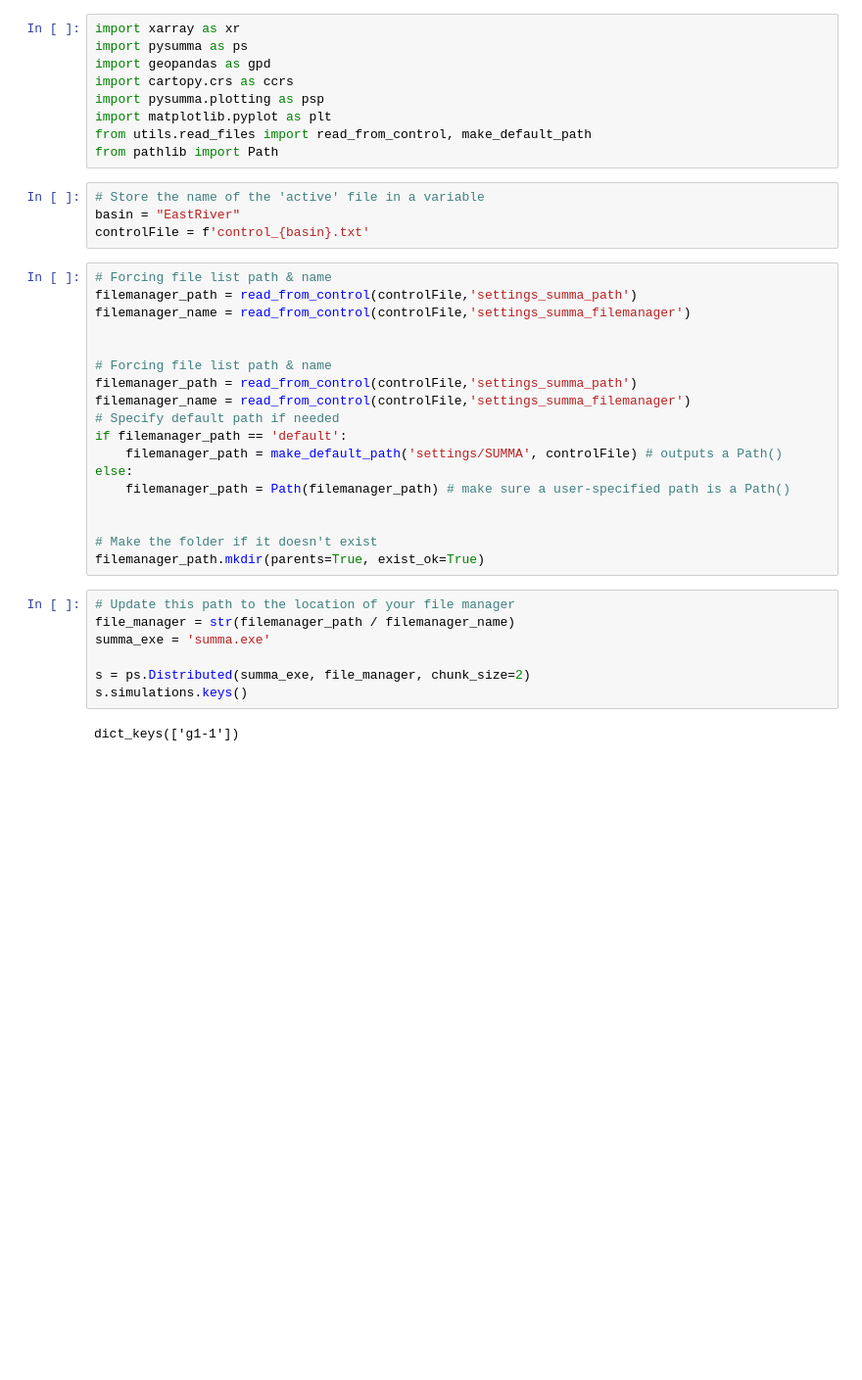
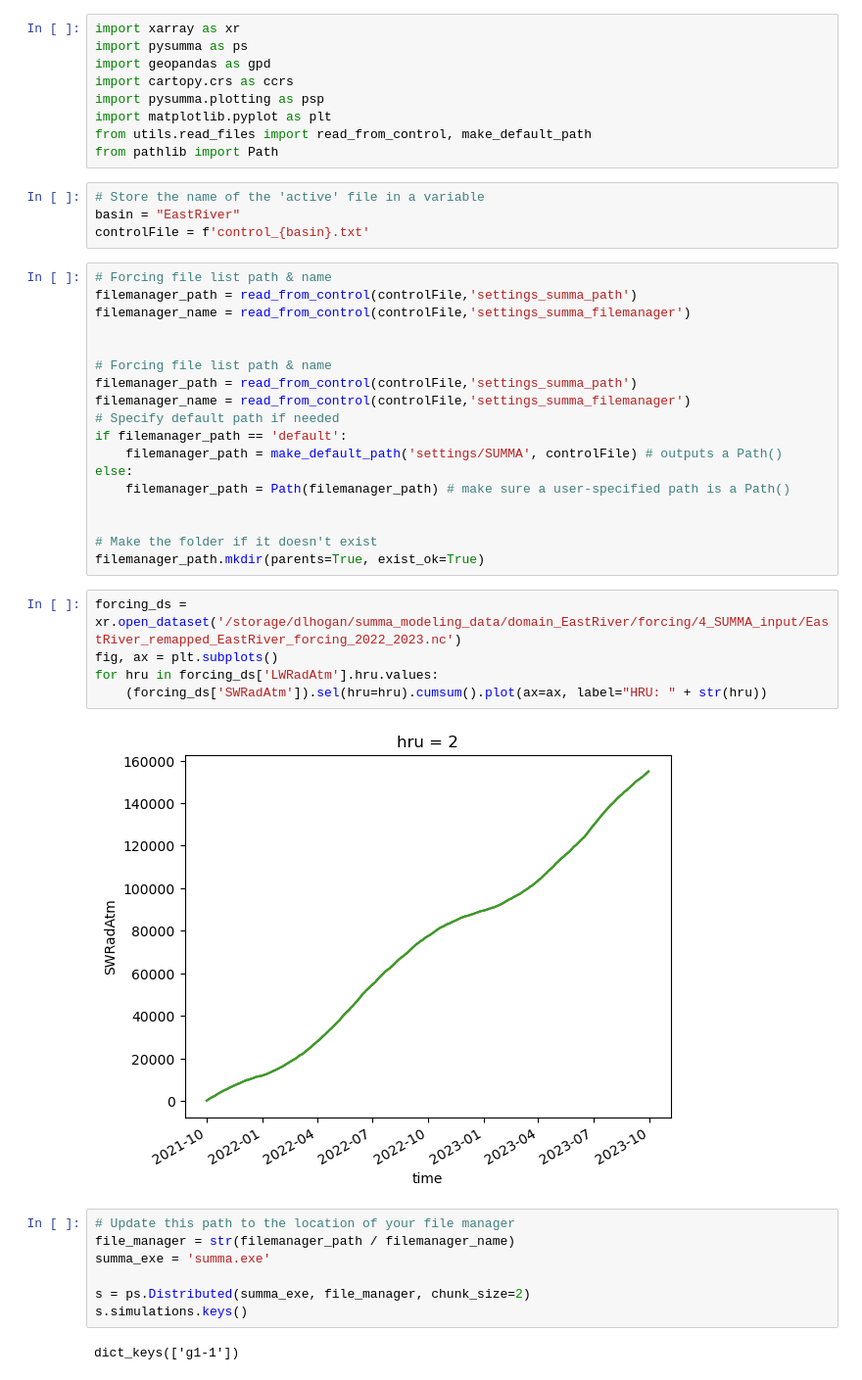
Before and after one commit to dlhogan97/mtn_hydro_pysumma, a Jupyter notebook: 6_model_runs/distributed_summa.ipynb, the cells around one changed output. Shown at 98% size. Drawn from its saved outputs; the diff is of its cells as text; blank space fills up the shorter version.

```diff
--- a/6_model_runs/distributed_summa.ipynb
+++ b/6_model_runs/distributed_summa.ipynb
@@ -29,6 +29,13 @@ else:
 
 # Make the folder if it doesn't exist
 filemanager_path.mkdir(parents=True, exist_ok=True)
+# %%
+forcing_ds = xr.open_dataset('/storage/dlhogan/summa_modeling_data/domain_EastRiver/forcing/4_SUMMA_input/EastRiver_remapped_EastRiver_forcing_2022_2023.nc')
+fig, ax = plt.subplots()
+for hru in forcing_ds['LWRadAtm'].hru.values:
+    (forcing_ds['SWRadAtm']).sel(hru=hru).cumsum().plot(ax=ax, label="HRU: " + str(hru))
+# %% [output]
+[figure, added]
 # %%
 # Update this path to the location of your file manager
 file_manager = str(filemanager_path / filemanager_name)
```
Also changed, not shown: parts of 3 cells of this notebook, 28 other files.
